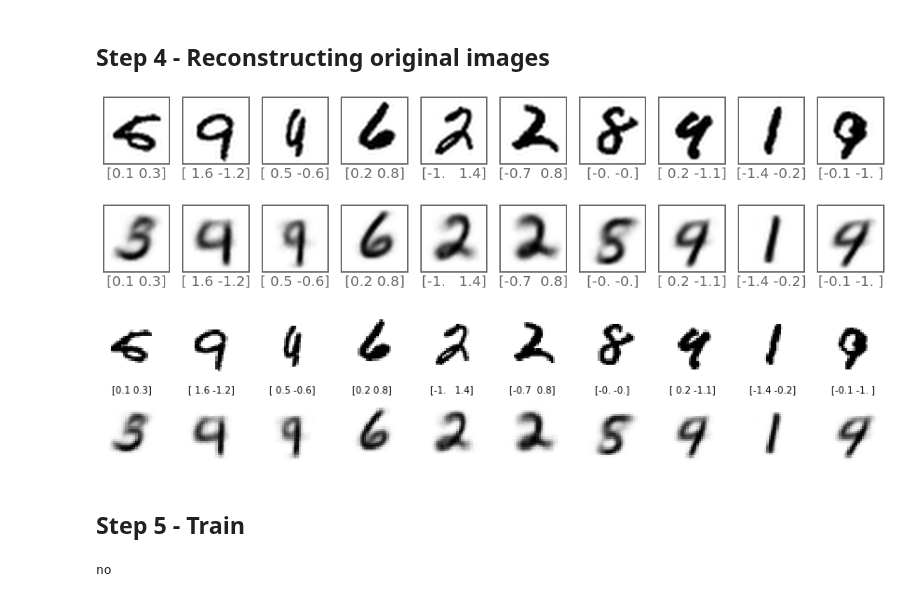
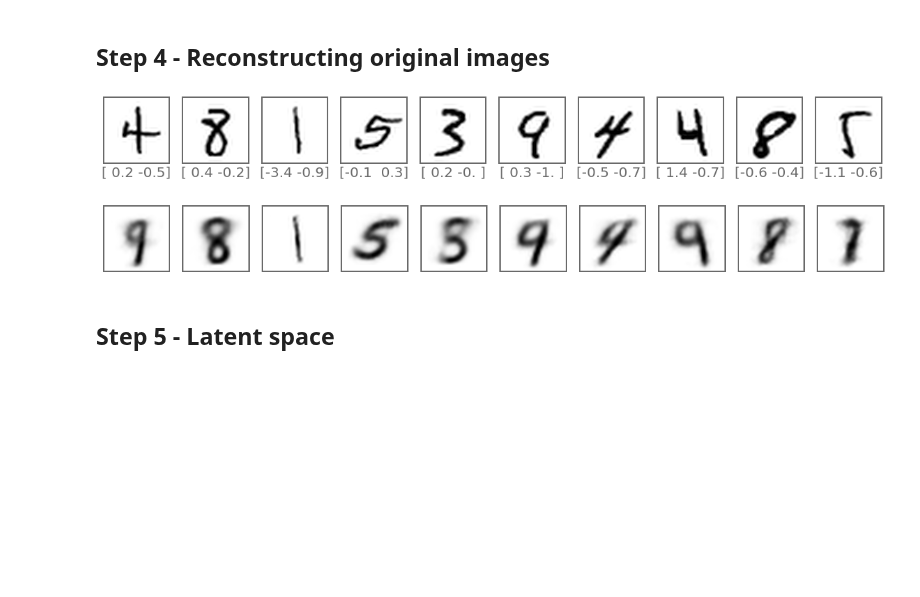
Before and after one commit to Jean-Christ1/Deep-Learning-with-Keras-and-Tensorflow, a Jupyter notebook: VAE/02-VAE-with-MNIST-post.ipynb, the cells around one changed output. Saved outputs shown, nothing was run; the diff lists cells and outputs as text; code cells hidden in the pictures; blank space fills up the shorter version.

```diff
--- a/VAE/02-VAE-with-MNIST-post.ipynb
+++ b/VAE/02-VAE-with-MNIST-post.ipynb
@@ -80,47 +67,26 @@ ________________________________________________________________________________
 ## Step 4 - Reconstructing original images
 # %%
 z_points       = vae.encoder.predict(x_test)
-# %%
-demo_nb = 10
-
-i_demo = np.random.choice(range(len(x_test)), demo_nb)
-x_demo = x_test[i_demo]
-
-z_points       = vae.encoder.predict(x_demo)
-reconst_images = vae.decoder.predict(z_points)
-
-labels=[ str(np.round(z_points[i],1)) for i in range(demo_nb) ]
-ooo.plot_images(x_demo, labels, range(demo_nb), columns=10, x_size=2,y_size=2)
-ooo.plot_images(reconst_images , labels, range(demo_nb), columns=10, x_size=2,y_size=2)
-
-
-fig = plt.figure(figsize=(15, 3))
-fig.subplots_adjust(hspace=0.4, wspace=0.4)
-
-for i in range(demo_nb):
-    img = x_demo[i].squeeze()
-    sub = fig.add_subplot(2, demo_nb, i+1)
-    sub.axis('off')
-    sub.text(0.5, -0.35, str(np.round(z_points[i],1)), fontsize=10, ha='center', transform=sub.transAxes)
-
-    sub.imshow(img, cmap='gray_r')
-
-for i in range(demo_nb):
-    img = reconst_images[i].squeeze()
-    sub = fig.add_subplot(2, demo_nb, i+demo_nb+1)
-    sub.axis('off')
-    sub.imshow(img, cmap='gray_r')
-plt.show()
-# %% [output]
-[figure, removed]
-[figure, removed]
-[figure, removed]
+# %%
+n_show = 10
+
+# ---- Let's randomly select a few images
+
+i_show = np.random.choice(range(len(x_test)), n_show)
+x_show = x_test[i_show]
+
+# ---- Get latent points and reconstructed images
+
+z_points  = vae.encoder.predict(x_show)
+x_reconst = vae.decoder.predict(z_points)
+
+# ---- Just show it
+
+labels=[ str(np.round(z_points[i],1)) for i in range(n_show) ]
+ooo.plot_images(x_show,    labels, indices='all', columns=10, x_size=2,y_size=2)
+ooo.plot_images(x_reconst, None  , indices='all', columns=10, x_size=2,y_size=2)
+# %% [output]
+[figure, added]
+[figure, added]
 # %% [markdown]
-## Step 5 - Train
+## Step 5 - Latent space
-# %%
-import numpy as np
-
-a=np.array([[1, 2], [5, 5]])
-if a is not None : print('no')
-# %% [output]
-no
```
Also changed, not shown: parts of 6 cells of this notebook, 1 other file.
